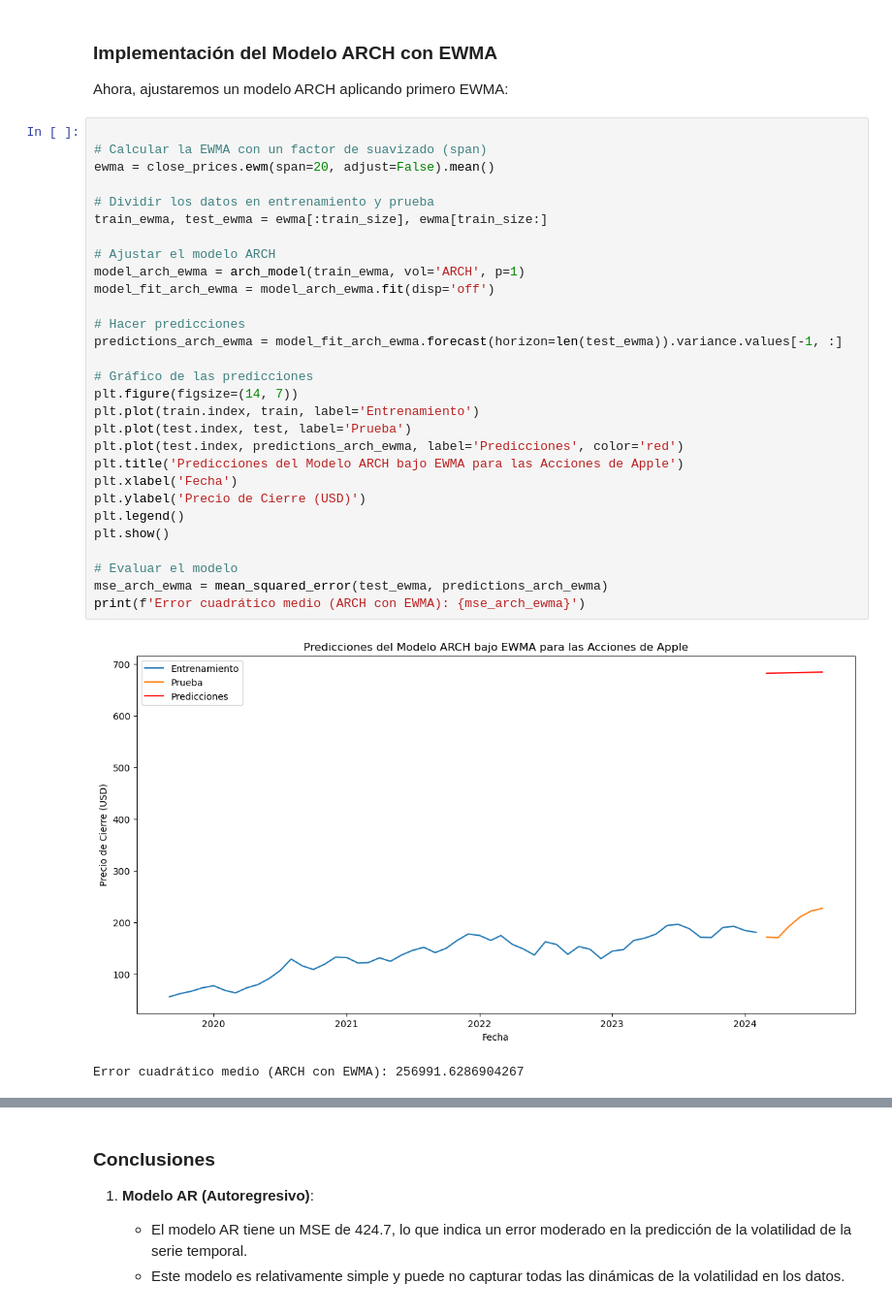
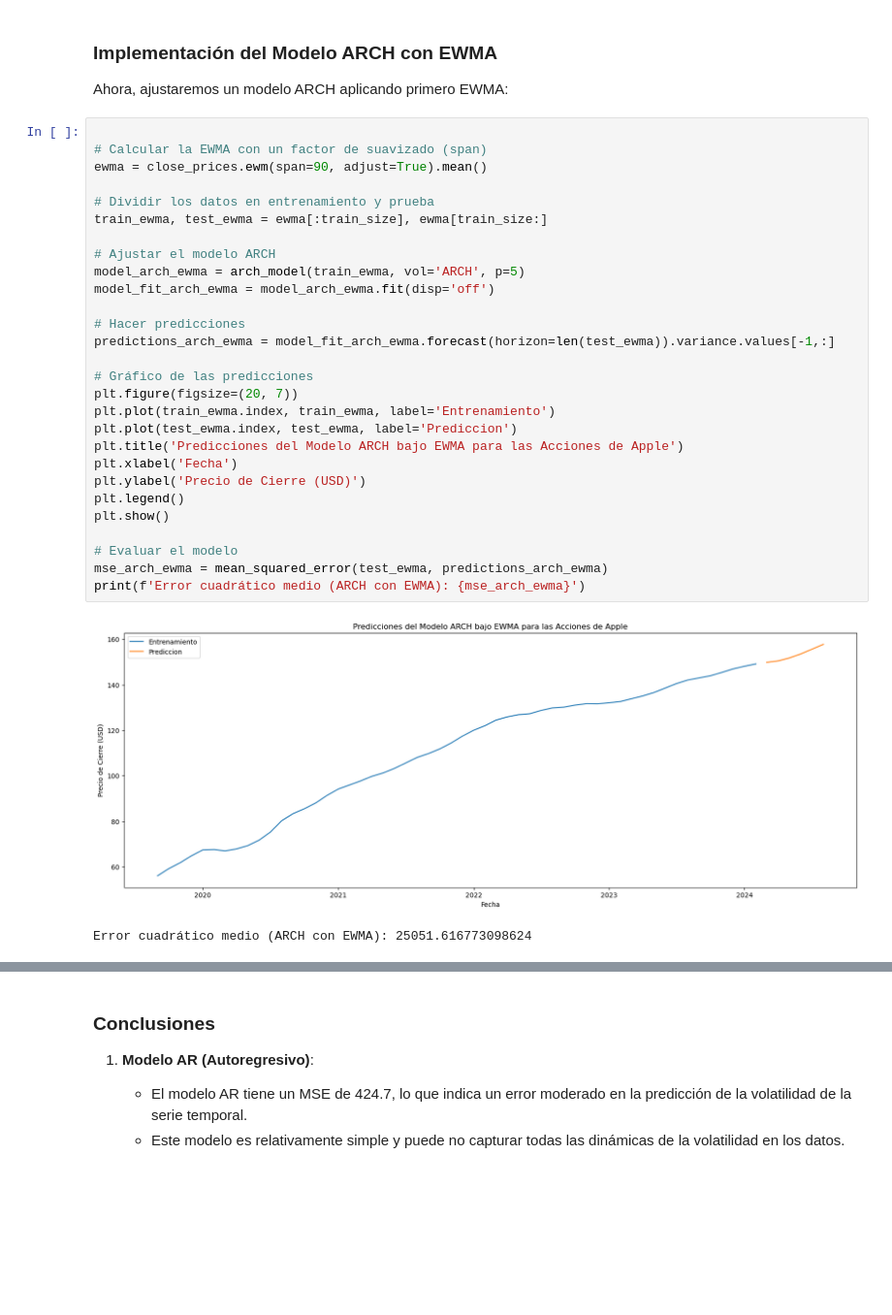
Before and after one commit to gpquintero1/ProyectoGrado, a Jupyter notebook: AAPL.ipynb, the cells around one changed output, grey strips where cells are left out. Shown at 97% size. Cells and saved outputs as stored; diff of their text form; blank space fills up the shorter version.

```diff
--- a/AAPL.ipynb
+++ b/AAPL.ipynb
@@ -305,35 +305,34 @@ Ahora, ajustaremos un modelo ARCH aplicando primero EWMA:
 # %%
 
 # Calcular la EWMA con un factor de suavizado (span)
-ewma = close_prices.ewm(span=20, adjust=False).mean()
+ewma = close_prices.ewm(span=90, adjust=True).mean()
 
 # Dividir los datos en entrenamiento y prueba
 train_ewma, test_ewma = ewma[:train_size], ewma[train_size:]
 
 # Ajustar el modelo ARCH
-model_arch_ewma = arch_model(train_ewma, vol='ARCH', p=1)
+model_arch_ewma = arch_model(train_ewma, vol='ARCH', p=5)
 model_fit_arch_ewma = model_arch_ewma.fit(disp='off')
 
 # Hacer predicciones
-predictions_arch_ewma = model_fit_arch_ewma.forecast(horizon=len(test_ewma)).variance.values[-1, :]
+predictions_arch_ewma = model_fit_arch_ewma.forecast(horizon=len(test_ewma)).variance.values[-1,:]
 
 # Gráfico de las predicciones
-plt.figure(figsize=(14, 7))
-plt.plot(train.index, train, label='Entrenamiento')
-plt.plot(test.index, test, label='Prueba')
-plt.plot(test.index, predictions_arch_ewma, label='Predicciones', color='red')
+plt.figure(figsize=(20, 7))
+plt.plot(train_ewma.index, train_ewma, label='Entrenamiento')
+plt.plot(test_ewma.index, test_ewma, label='Prediccion')
 plt.title('Predicciones del Modelo ARCH bajo EWMA para las Acciones de Apple')
 plt.xlabel('Fecha')
 plt.ylabel('Precio de Cierre (USD)')
 plt.legend()
 plt.show()
 
 # Evaluar el modelo
 mse_arch_ewma = mean_squared_error(test_ewma, predictions_arch_ewma)
 print(f'Error cuadrático medio (ARCH con EWMA): {mse_arch_ewma}')
 # %% [output]
-[figure, old version]
+[figure, new version]
-Error cuadrático medio (ARCH con EWMA): 256991.6286904267
+Error cuadrático medio (ARCH con EWMA): 25051.616773098624
 # %%
 import pandas as pd
 
```
Also changed, not shown: parts of 13 cells of this notebook.
